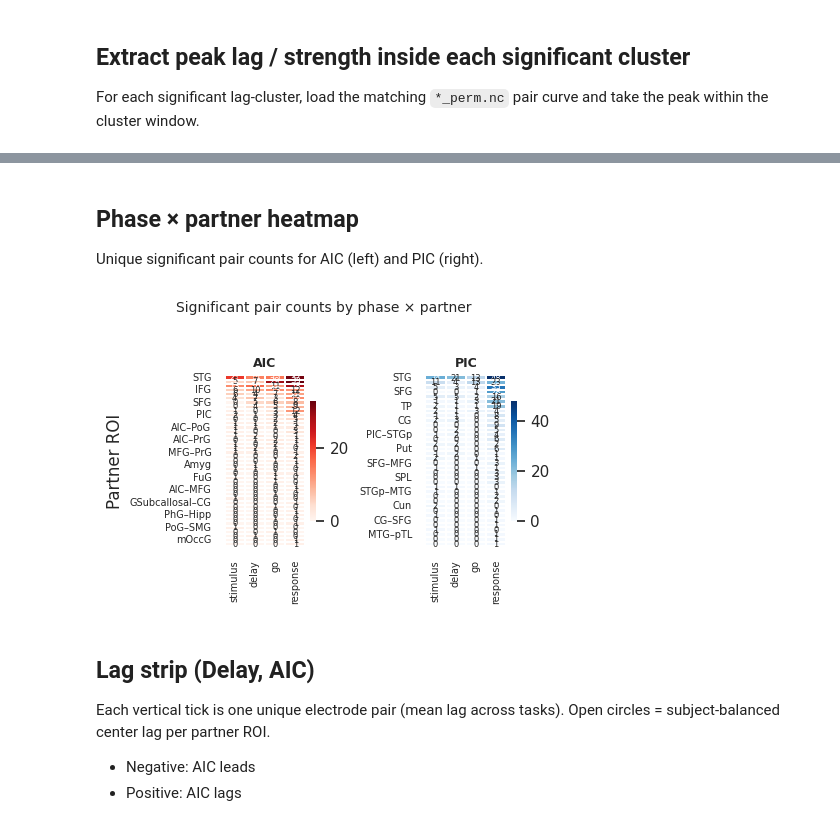
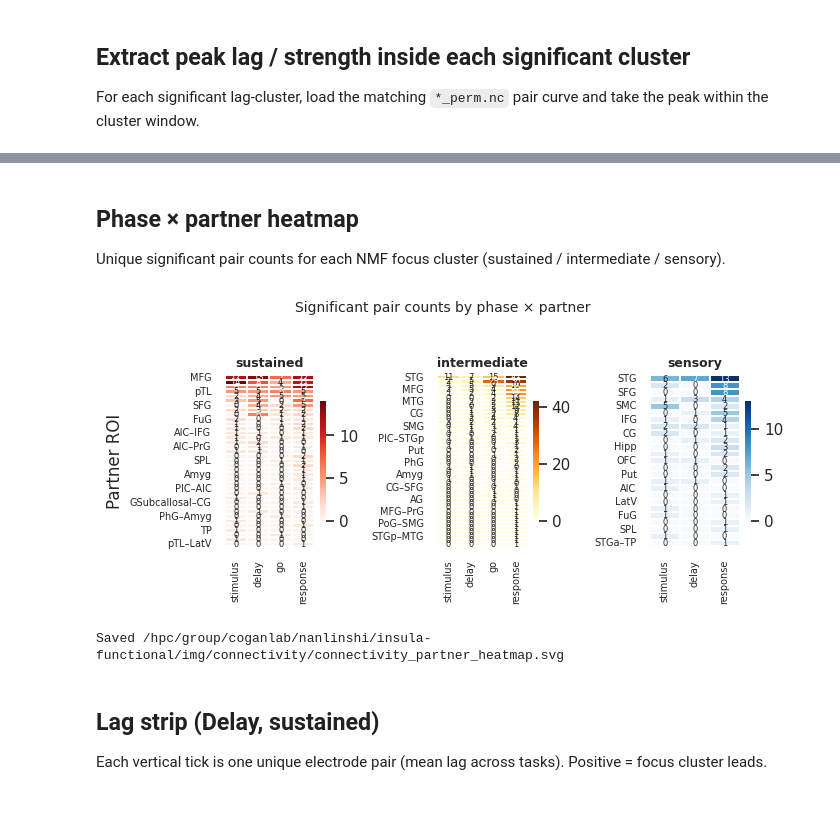
Before and after one commit to shinanlin/insula, a Jupyter notebook: notebooks/connectivity.ipynb, the cells around one changed output, grey strips where cells are left out. Saved outputs shown, nothing was run; the diff lists cells and outputs as text; code cells hidden in the pictures.

```diff
--- a/notebooks/connectivity.ipynb
+++ b/notebooks/connectivity.ipynb
@@ -218,6 +301,7 @@ sig_roi_df = (
                 "x": "source_x",
                 "y": "source_y",
                 "z": "source_z",
+                "functional_cluster": "source_cluster",
             }
         ),
         on="source_channel",
@@ -232,6 +316,7 @@ sig_roi_df = (
                 "x": "target_x",
                 "y": "target_y",
                 "z": "target_z",
+                "functional_cluster": "target_cluster",
             }
         ),
         on="target_channel",
@@ -242,5 +327,12 @@ sig_roi_df = (
 print("sig rows:", len(sig_roi_df))
 print("missing source_roi:", sig_roi_df["source_roi"].isna().sum())
 print("missing target_roi:", sig_roi_df["target_roi"].isna().sum())
+print(
+    "NMF-assigned ends:",
+    int(sig_roi_df["source_cluster"].notna().sum()),
+    "(source) /",
+    int(sig_roi_df["target_cluster"].notna().sum()),
+    "(target)",
+)
 sig_roi_df.head()
 # %% [output]
@@ -331,6 +424,8 @@ for _, row in tqdm(sig.iterrows(), total=len(sig), desc="extract peaks"):
             "target_channel": row["target_channel"],
             "source_roi": row.get("source_roi"),
             "target_roi": row.get("target_roi"),
+            "source_cluster": row.get("source_cluster"),
+            "target_cluster": row.get("target_cluster"),
             "source_hemi": row.get("source_hemi"),
             "target_hemi": row.get("target_hemi"),
             "lag_start_s": lag_start,
@@ -356,7 +451,9 @@ peaks_df = peaks_df_raw[
 print(f"Total significant clusters (raw): {len(peaks_df_raw)}")
 print(f"After filter peak_val>={MIN_PEAK_VAL} & |lag|<={MAX_ABS_LAG_S}s: {len(peaks_df)}")
 print(f"Near-zero peaks (|lag|<0.05s): {peaks_df['is_near_zero'].sum()}")
-print(f"Skipped missing nc / pair_idx / empty / nan: "
-      f"{n_skip_missing_nc} / {n_skip_pair_idx} / {n_skip_empty_window} / {n_skip_all_nan}")
+print(
+    "Skipped missing nc / pair_idx / empty / nan: "
+    f"{n_skip_missing_nc} / {n_skip_pair_idx} / {n_skip_empty_window} / {n_skip_all_nan}"
+)
 peaks_df.head()
 # %% [output]
@@ -509,49 +632,59 @@ plt.show()
 # %% [markdown]
 ## Phase × partner heatmap
 
-Unique significant pair counts for AIC (left) and PIC (right).
+Unique significant pair counts for each NMF focus cluster
+(sustained / intermediate / sensory).
 # %%
-fig, axes = plt.subplots(1, 2, figsize=(12 * cm, 8 * cm), sharey=False)
+n_focus = len(FOCUS_CLUSTERS)
+fig, axes = plt.subplots(1, n_focus, figsize=(6 * n_focus * cm, 8 * cm), sharey=False)
+if n_focus == 1:
+    axes = [axes]
 
-for ax, focus in zip(axes, FOCUS_ROIS):
-    sub = agg[agg["focus_roi"] == focus].copy()
+for ax, focus in zip(axes, FOCUS_CLUSTERS):
+    sub = agg[agg["focus_cluster"] == focus].copy()
+    label = CLUSTER_LABELS[focus]
     if sub.empty:
-        ax.set_title(focus)
+        ax.set_title(label)
         ax.axis("off")
         continue
 
     mat = (
         sub.pivot_table(
             index="partner_roi", columns="phase_norm", values="n_pairs", fill_value=0
         )
         .reindex(columns=[p for p in PHASES if p in sub["phase_norm"].unique()], fill_value=0)
     )
-    # order partners by total count
     mat = mat.loc[mat.sum(axis=1).sort_values(ascending=False).index]
 
     sns.heatmap(
-        mat, ax=ax, cmap="Reds" if focus == "AIC" else "Blues",
-        annot=True, fmt=".0f", annot_kws={"fontsize": 6},
+        mat,
+        ax=ax,
+        cmap=CLUSTER_CMAPS.get(focus, "Greys"),
+        annot=True,
+        fmt=".0f",
+        annot_kws={"fontsize": 6},
         cbar_kws={"shrink": 0.7},
-        linewidths=0.3, linecolor="white",
+        linewidths=0.3,
+        linecolor="white",
     )
-    ax.set_title(focus, fontsize=9, fontweight="bold")
+    ax.set_title(label, fontsize=9, fontweight="bold")
     ax.set_xlabel("")
-    ax.set_ylabel("Partner ROI" if focus == "AIC" else "")
+    ax.set_ylabel("Partner ROI" if focus == FOCUS_CLUSTERS[0] else "")
     ax.tick_params(labelsize=7)
 
 fig.suptitle("Significant pair counts by phase × partner", fontsize=10, y=1.02)
 plt.tight_layout()
 plt.show()
+
+save_svg(fig, IMG_DIR / 'connectivity_partner_heatmap')
+print('Saved', IMG_DIR / 'connectivity_partner_heatmap.svg')
 # %% [output]
-[figure, old version]
+[figure, new version]
+Saved /hpc/group/coganlab/nanlinshi/insula-functional/img/connectivity/connectivity_partner_heatmap.svg
 # %% [markdown]
-## Lag strip (Delay, AIC)
+## Lag strip (Delay, sustained)
 
 Each vertical tick is one unique electrode pair (mean lag across tasks).
-Open circles = subject-balanced center lag per partner ROI.
-
-- Negative: AIC leads
-- Positive: AIC lags
+Positive = focus cluster leads.
 # %%
 phase_keep = "delay"
```
Also changed, not shown: parts of 20 cells of this notebook, 14 other files.
